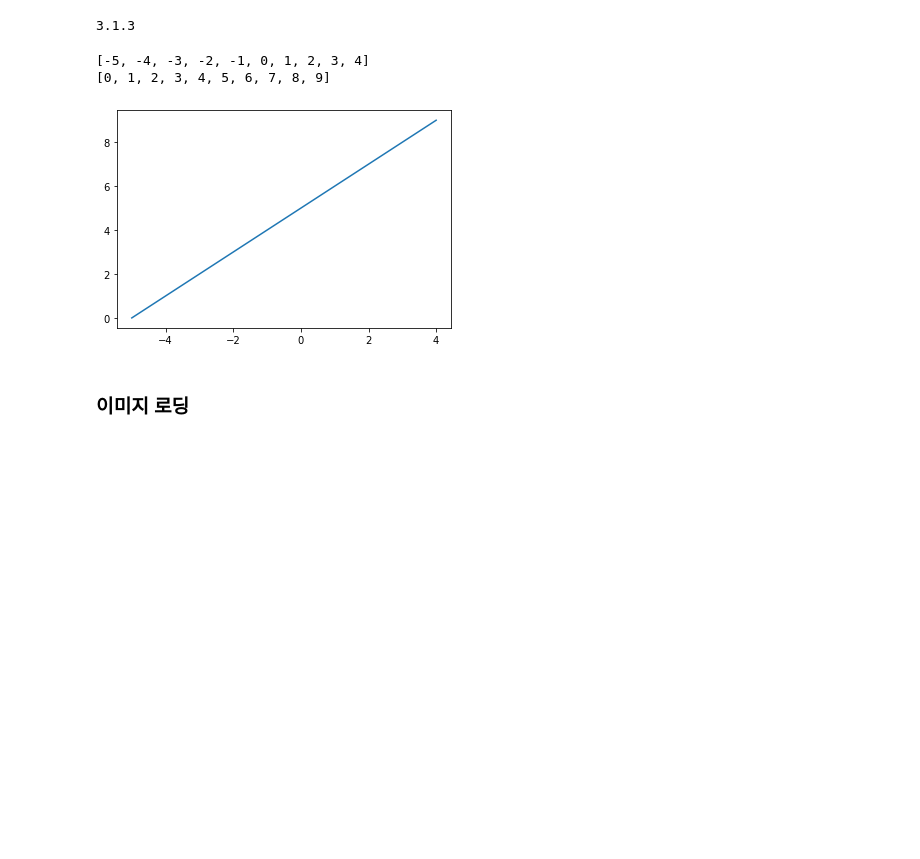
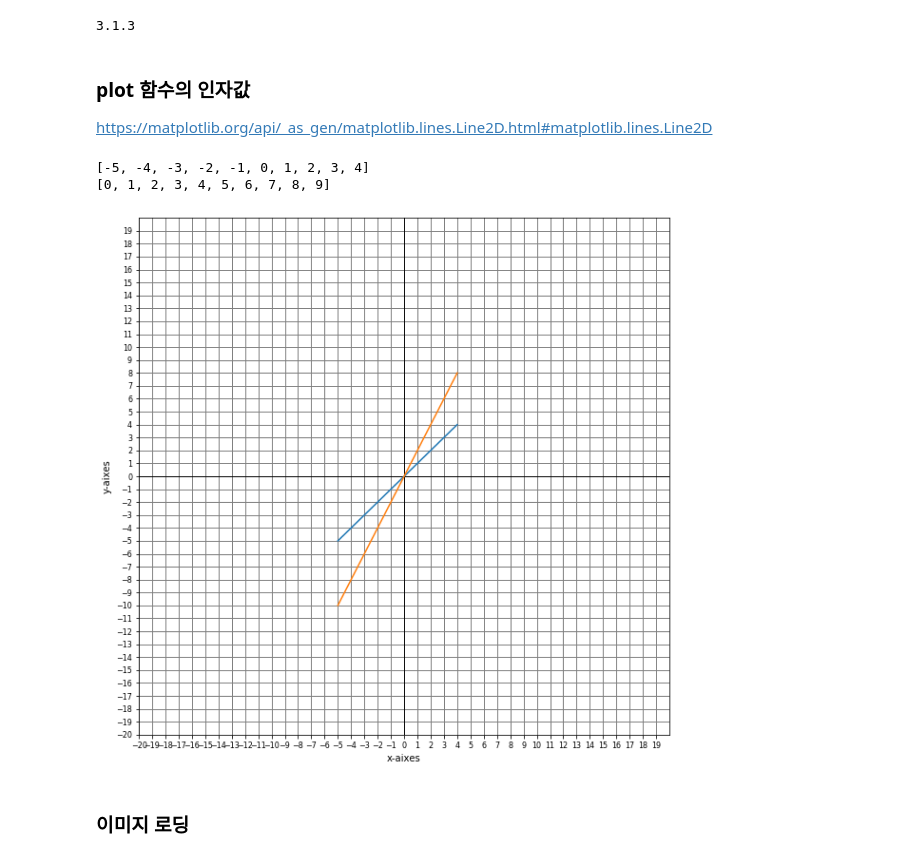
Before and after one commit to gbox3d/python_study, a Jupyter notebook: matplot/basic.ipynb, the cells around one changed output. Saved outputs shown, nothing was run; the diff lists cells and outputs as text; code cells hidden in the pictures; blank space fills up the shorter version.

Commit message:
matplot plot function sample

```diff
--- a/matplot/basic.ipynb
+++ b/matplot/basic.ipynb
@@ -8,20 +8,37 @@ import matplotlib.image as mpimg
 print(matplotlib.__version__)
 # %% [output]
 3.1.3
-# %%
-a = [x for x in range(-5,5)]
-b = [y for y in range(0,10)]
-
-print(a)
-print(b)
-
-plt.plot(a,b)
-
-plt.show()
-# %% [output]
-[-5, -4, -3, -2, -1, 0, 1, 2, 3, 4]
-[0, 1, 2, 3, 4, 5, 6, 7, 8, 9]
-[figure, removed]
+# %% [markdown]
+### plot 함수의 인자값
+https://matplotlib.org/api/_as_gen/matplotlib.lines.Line2D.html#matplotlib.lines.Line2D
+# %%
+x = [x for x in range(-5,5)]
+y = [v for v in x]
+y2 = [v*2 for v in x]
+
+print(a)
+print(b)
+
+plt.figure(figsize=(10,10)) # 그래프 전체 크기 지정
+plt.grid(color='gray', linestyle='-', linewidth=1)
+
+plt.plot([0,0],[-20,20],color='black',lw=1.0)
+plt.plot([-20,20],[0,0],color='black',lw=1.0)
+
+plt.plot(x,y)
+plt.plot(x,y2)
+plt.xlabel('x-aixes')
+plt.ylabel('y-aixes')
+plt.xlim(-20,20) #  범위 지정
+plt.ylim(-20,20)
+plt.yticks([_v for _v in range(-20,20,1) ],fontsize=8.0) # 눈금 지정
+plt.xticks([_v for _v in range(-20,20,1) ],fontsize=8.0) # 눈금 지정
+
+plt.show()
+# %% [output]
+[-5, -4, -3, -2, -1, 0, 1, 2, 3, 4]
+[0, 1, 2, 3, 4, 5, 6, 7, 8, 9]
+[figure, added]
 # %% [markdown]
 ### 이미지 로딩
 # %%
```
Also changed, not shown: 1 other file.
